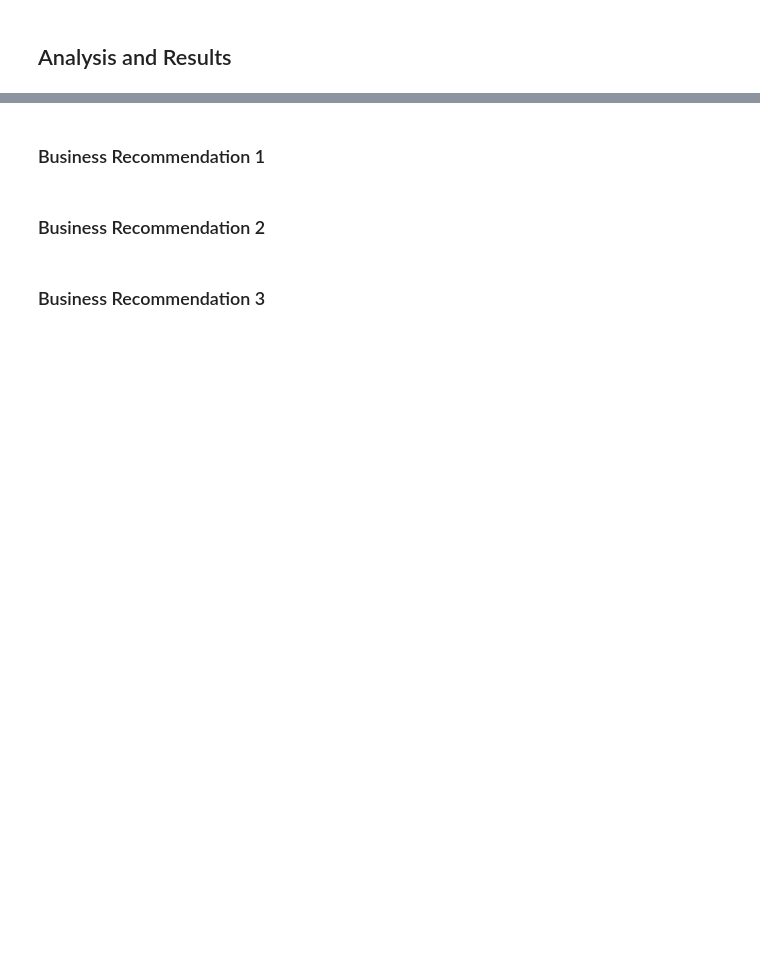
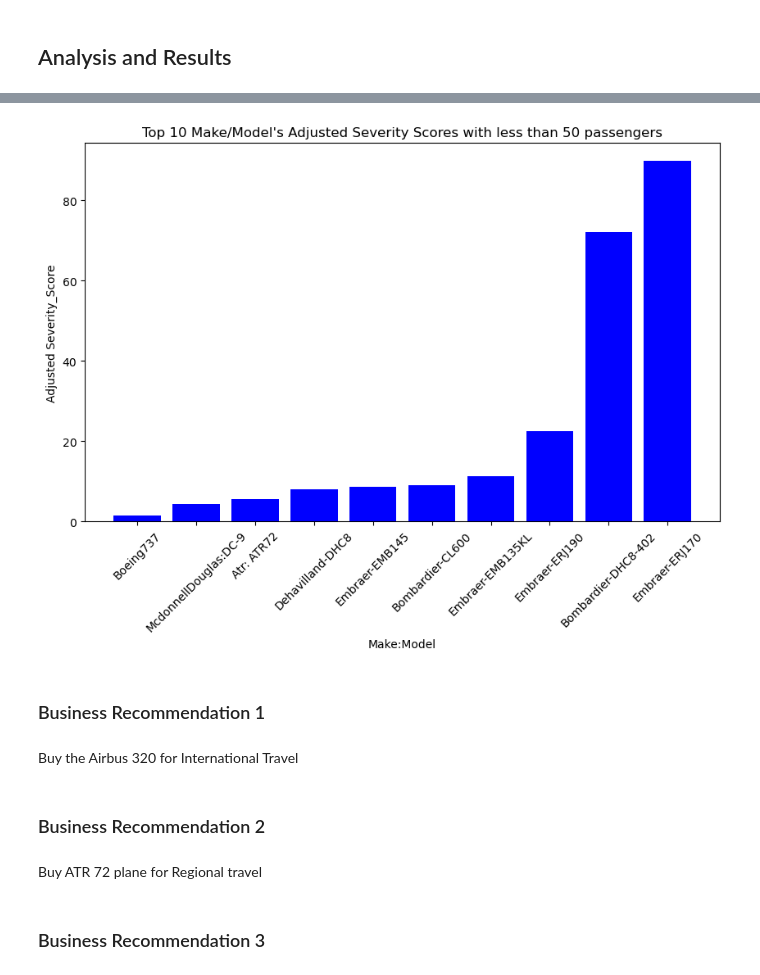
Before and after one commit to basstraining/wings_and_flats, a Jupyter notebook: Final.ipynb, the cells around one changed output, grey strips where cells are left out. Drawn from its saved outputs; the diff is of its cells as text; code cells hidden in the pictures; blank space fills up the shorter version.

```diff
--- a/Final.ipynb
+++ b/Final.ipynb
@@ -679,0 +981,8 @@ c_plane_df3.to_csv("Data/final_clean_plane_df_4.csv", index=False)
+# %%
+# Lets drop the duplicate columns and our temporary 'Extracted Value' column
+c_plane_df6 = c_plane_df5.drop(columns=['Accident.Number_y', 'Event.Date_y', 'Location', 'Injury.Severity_y',
+       'Registration.Number_y', 'Number.of.Engines_y', 'Engine.Type_y',
+       'Total.Fatal.Injuries_y', 'Total.Serious.Injuries_y',
+       'Total.Minor.Injuries_y', 'Total.Uninjured_y', 'People.Count_y',
+       'Make:Model_x', 'City_y', 'Region_y',
+       'extracted_value',])
@@ -679,0 +999,11 @@ c_plane_df3.to_csv("Data/final_clean_plane_df_4.csv", index=False)
+# %%
+# Renaming the columns for readability
+new_cols = {'Event.Date_x': 'Event.Date', 'Injury.Severity_x': 'Injury.Severity',
+            'Registration.Number_x': 'Registration.Number', 'Accident.Number_x': 'Accident.Number',
+            'Number.of.Engines_x': 'Number.of.Engines', 'Engine.Type_x': 'Engine.Type',
+            'Total.Fatal.Injuries_x': 'Total.Fatal.Injuries', 'Total.Serious.Injuries_x': 'Total.Serious.Injuries',
+            'Total.Minor.Injuries_x': 'Total.Minor.Injuries', 'City_x': 'City', 'Region_x': 'Region',
+            'Total.Uninjured_x': 'Total.Uninjured', 'Make:Model_y': 'Make:Model', 'People.Count_x': 'People.Count'
+           }
+# %%
+c_plane_df6.rename(columns=new_cols, inplace=True)
@@ -679,0 +1021,3 @@ c_plane_df3.to_csv("Data/final_clean_plane_df_4.csv", index=False)
+# %%
+filtered_c_plane_df6 = c_plane_df6[c_plane_df6['People.Count'] < 50]
+filtered_c_plane_df6
@@ -682,6 +1073,35 @@ c_plane_df3.to_csv("Data/final_clean_plane_df_4.csv", index=False)
+# %%
+grouped_df_1 = filtered_c_plane_df6.groupby('Make:Model').agg({
+    'Adjusted Severity_Score': 'mean',
+    'Total Deliveries': 'mean',
+    'Total.Fatal.Injuries': 'sum',
+    'Total.Serious.Injuries': 'sum',
+    'Total.Minor.Injuries': 'sum',
+    'Total.Uninjured': 'sum',
+    'Make:Model': 'size'
+})
+
+ranking_1 = grouped_df_1.sort_values(by='Adjusted Severity_Score', ascending=True)
+df_1 = ranking_1.head(10)
+
+plt.figure(figsize=(10,6))
+plt.bar(df_1.index, df_1['Adjusted Severity_Score'], color='blue')
+plt.title("Top 10 Make/Model's Adjusted Severity Scores with less than 50 passengers")
+
+plt.xlabel('Make:Model')
+plt.ylabel('Adjusted Severity_Score')
+plt.xticks(rotation=45)
+plt.savefig('Images/make:model_ranking-smallplanes.png')
+plt.show()
+# %% [output]
+[figure, added]
 # %% [markdown]
 ### Business Recommendation 1
+# %% [markdown]
+Buy the Airbus 320 for International Travel
 # %% [markdown]
 ### Business Recommendation 2
+# %% [markdown]
+Buy ATR 72 plane for Regional travel
 # %% [markdown]
 ### Business Recommendation 3
```
Also changed, not shown: parts of 44 cells of this notebook, 13 other files.
